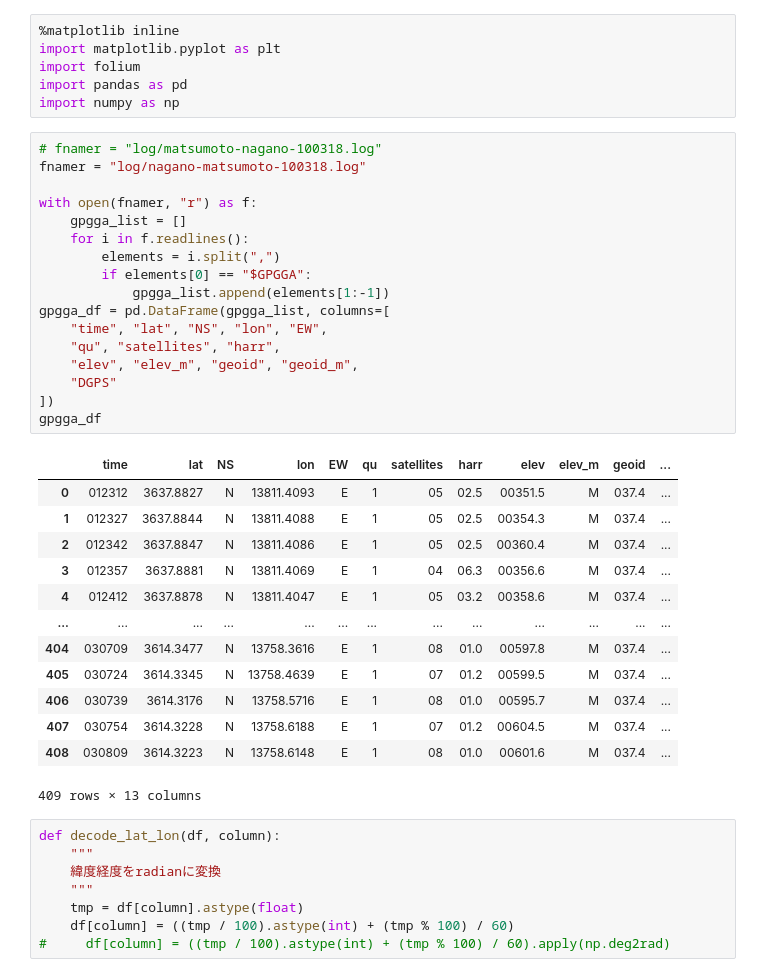
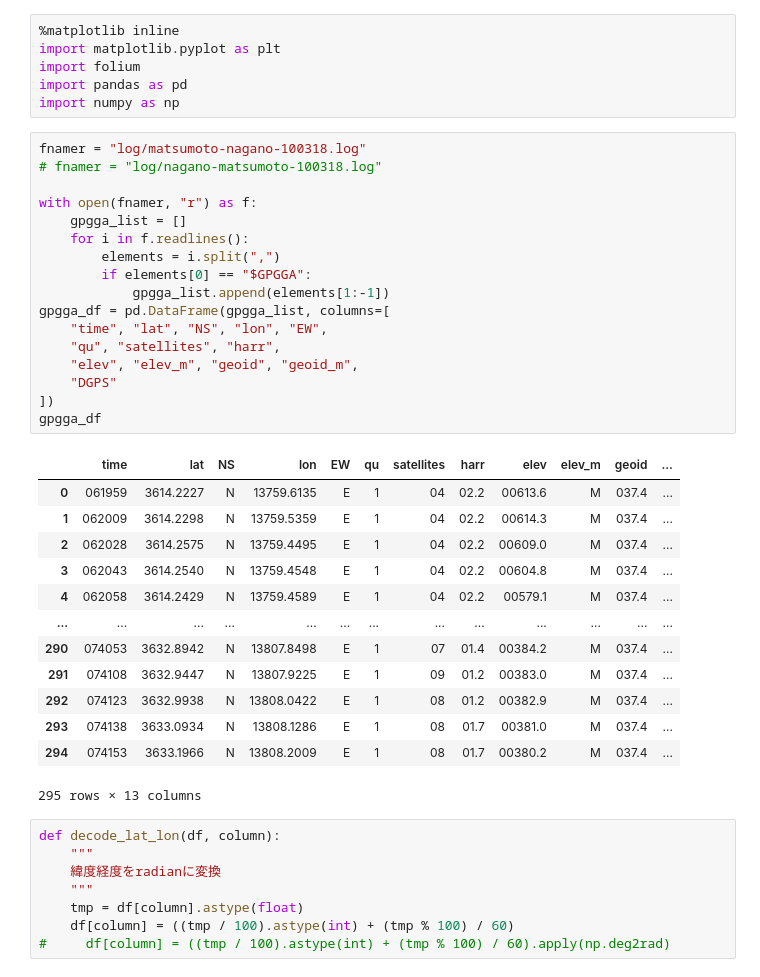
Before and after one commit to asano-lab/oasobi, a Jupyter notebook: ex10.ipynb, the cells around one changed output. Cells and saved outputs as stored; diff of their text form.

```diff
--- a/ex10.ipynb
+++ b/ex10.ipynb
@@ -8,36 +8,36 @@ import folium
 import pandas as pd
 import numpy as np
 # %%
-# fnamer = "log/matsumoto-nagano-100318.log"
-fnamer = "log/nagano-matsumoto-100318.log"
+fnamer = "log/matsumoto-nagano-100318.log"
+# fnamer = "log/nagano-matsumoto-100318.log"
 
 with open(fnamer, "r") as f:
     gpgga_list = []
     for i in f.readlines():
         elements = i.split(",")
         if elements[0] == "$GPGGA":
             gpgga_list.append(elements[1:-1])
 gpgga_df = pd.DataFrame(gpgga_list, columns=[
     "time", "lat", "NS", "lon", "EW",
     "qu", "satellites", "harr",
     "elev", "elev_m", "geoid", "geoid_m",
     "DGPS"
 ])
 gpgga_df
 # %% [output]
 |  | time | lat | NS | lon | EW | qu | satellites | harr | elev | elev_m | geoid | ... |
-| 0 | 012312 | 3637.8827 | N | 13811.4093 | E | 1 | 05 | 02.5 | 00351.5 | M | 037.4 | ... |
-| 1 | 012327 | 3637.8844 | N | 13811.4088 | E | 1 | 05 | 02.5 | 00354.3 | M | 037.4 | ... |
-| 2 | 012342 | 3637.8847 | N | 13811.4086 | E | 1 | 05 | 02.5 | 00360.4 | M | 037.4 | ... |
-| 3 | 012357 | 3637.8881 | N | 13811.4069 | E | 1 | 04 | 06.3 | 00356.6 | M | 037.4 | ... |
-| 4 | 012412 | 3637.8878 | N | 13811.4047 | E | 1 | 05 | 03.2 | 00358.6 | M | 037.4 | ... |
+| 0 | 061959 | 3614.2227 | N | 13759.6135 | E | 1 | 04 | 02.2 | 00613.6 | M | 037.4 | ... |
+| 1 | 062009 | 3614.2298 | N | 13759.5359 | E | 1 | 04 | 02.2 | 00614.3 | M | 037.4 | ... |
+| 2 | 062028 | 3614.2575 | N | 13759.4495 | E | 1 | 04 | 02.2 | 00609.0 | M | 037.4 | ... |
+| 3 | 062043 | 3614.2540 | N | 13759.4548 | E | 1 | 04 | 02.2 | 00604.8 | M | 037.4 | ... |
+| 4 | 062058 | 3614.2429 | N | 13759.4589 | E | 1 | 04 | 02.2 | 00579.1 | M | 037.4 | ... |
 | ... | ... | ... | ... | ... | ... | ... | ... | ... | ... | ... | ... | ... |
-| 404 | 030709 | 3614.3477 | N | 13758.3616 | E | 1 | 08 | 01.0 | 00597.8 | M | 037.4 | ... |
-| 405 | 030724 | 3614.3345 | N | 13758.4639 | E | 1 | 07 | 01.2 | 00599.5 | M | 037.4 | ... |
-| 406 | 030739 | 3614.3176 | N | 13758.5716 | E | 1 | 08 | 01.0 | 00595.7 | M | 037.4 | ... |
-| 407 | 030754 | 3614.3228 | N | 13758.6188 | E | 1 | 07 | 01.2 | 00604.5 | M | 037.4 | ... |
-| 408 | 030809 | 3614.3223 | N | 13758.6148 | E | 1 | 08 | 01.0 | 00601.6 | M | 037.4 | ... |
+| 290 | 074053 | 3632.8942 | N | 13807.8498 | E | 1 | 07 | 01.4 | 00384.2 | M | 037.4 | ... |
+| 291 | 074108 | 3632.9447 | N | 13807.9225 | E | 1 | 09 | 01.2 | 00383.0 | M | 037.4 | ... |
+| 292 | 074123 | 3632.9938 | N | 13808.0422 | E | 1 | 08 | 01.2 | 00382.9 | M | 037.4 | ... |
+| 293 | 074138 | 3633.0934 | N | 13808.1286 | E | 1 | 08 | 01.7 | 00381.0 | M | 037.4 | ... |
+| 294 | 074153 | 3633.1966 | N | 13808.2009 | E | 1 | 08 | 01.7 | 00380.2 | M | 037.4 | ... |
-409 rows × 13 columns
+295 rows × 13 columns
 # %%
 def decode_lat_lon(df, column):
     """
```
Also changed, not shown: parts of 4 cells of this notebook.
